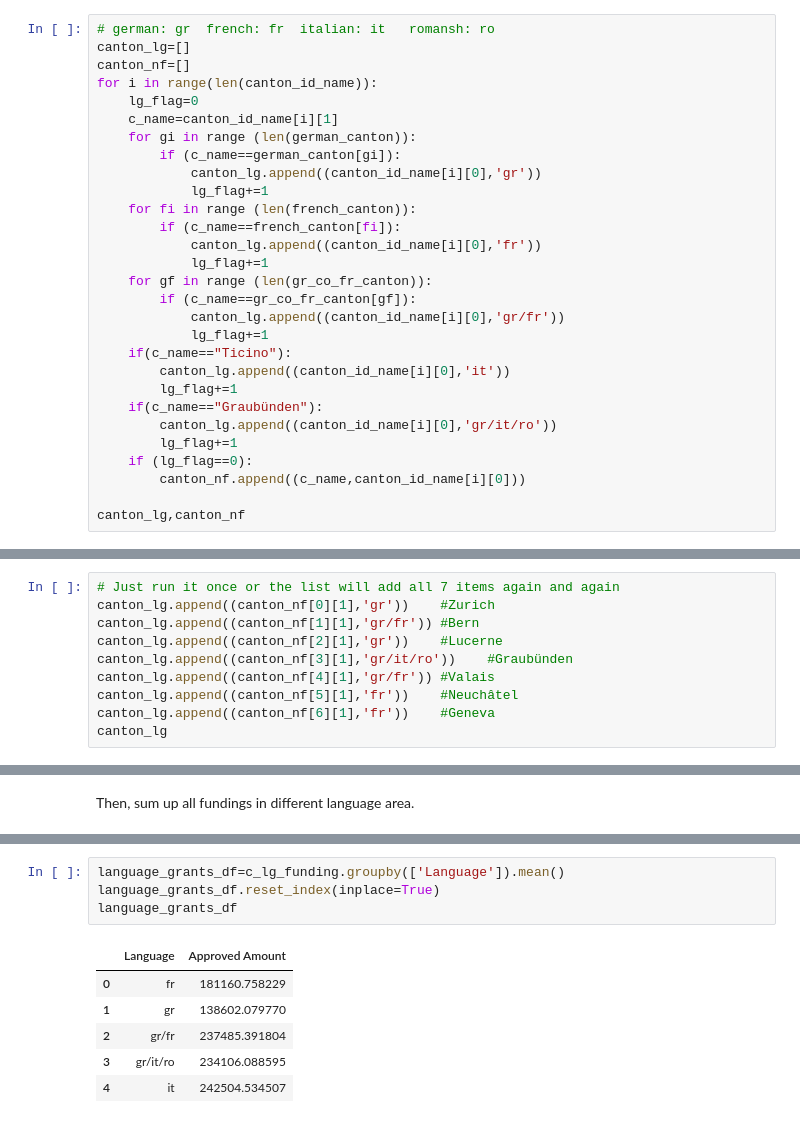
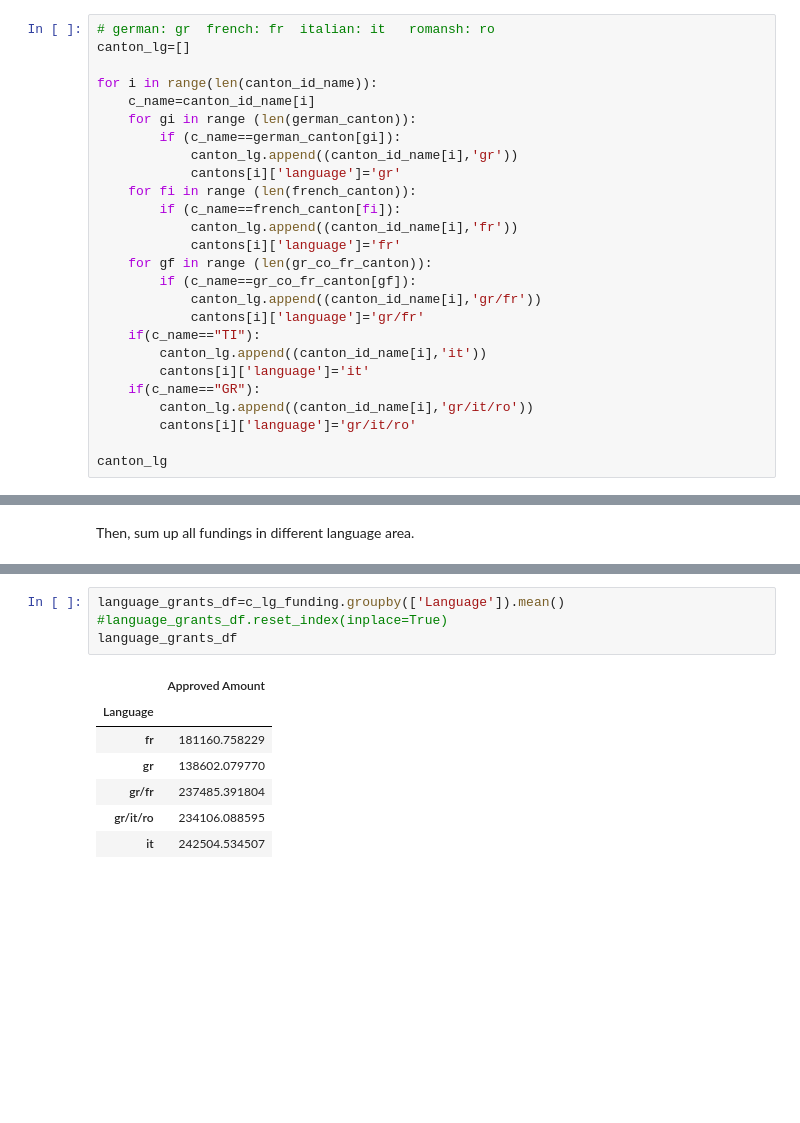
Before and after one commit to BeforeRain/ADA-homework, a Jupyter notebook: 03 - Interactive Viz/University_Canton.ipynb, the cells around one changed output, grey strips where cells are left out. Cells and saved outputs as stored; diff of their text form; blank space fills up the shorter version.

Commit message:
Modify how to match lg-canton.

```diff
--- a/03 - Interactive Viz/University_Canton.ipynb
+++ b/03 - Interactive Viz/University_Canton.ipynb
@@ -504,30 +508,27 @@ italian_canton = ["Ticino"]
 # %%
 # german: gr  french: fr  italian: it   romansh: ro
 canton_lg=[]
-canton_nf=[]
+
 for i in range(len(canton_id_name)):
-    lg_flag=0
-    c_name=canton_id_name[i][1]
+    c_name=canton_id_name[i]
     for gi in range (len(german_canton)):
         if (c_name==german_canton[gi]):
-            canton_lg.append((canton_id_name[i][0],'gr'))
-            lg_flag+=1
+            canton_lg.append((canton_id_name[i],'gr'))
+            cantons[i]['language']='gr'
     for fi in range (len(french_canton)):
         if (c_name==french_canton[fi]):
-            canton_lg.append((canton_id_name[i][0],'fr'))
-            lg_flag+=1
+            canton_lg.append((canton_id_name[i],'fr'))
+            cantons[i]['language']='fr'
     for gf in range (len(gr_co_fr_canton)):
         if (c_name==gr_co_fr_canton[gf]):
-            canton_lg.append((canton_id_name[i][0],'gr/fr'))
-            lg_flag+=1
-    if(c_name=="Ticino"):
-        canton_lg.append((canton_id_name[i][0],'it'))
-        lg_flag+=1
-    if(c_name=="Graubünden"):
-        canton_lg.append((canton_id_name[i][0],'gr/it/ro'))
-        lg_flag+=1
-    if (lg_flag==0):
-        canton_nf.append((c_name,canton_id_name[i][0]))
+            canton_lg.append((canton_id_name[i],'gr/fr'))
+            cantons[i]['language']='gr/fr'
+    if(c_name=="TI"):
+        canton_lg.append((canton_id_name[i],'it'))
+        cantons[i]['language']='it'
+    if(c_name=="GR"):
+        canton_lg.append((canton_id_name[i],'gr/it/ro'))
+        cantons[i]['language']='gr/it/ro'
 
-canton_lg,canton_nf
+canton_lg
 # %% [output]
@@ -557,10 +551,0 @@ There are just 7 cantons not matching, so we manually add their languages.
-# %%
-# Just run it once or the list will add all 7 items again and again
-canton_lg.append((canton_nf[0][1],'gr'))    #Zurich
-canton_lg.append((canton_nf[1][1],'gr/fr')) #Bern
-canton_lg.append((canton_nf[2][1],'gr'))    #Lucerne
-canton_lg.append((canton_nf[3][1],'gr/it/ro'))    #Graubünden
-canton_lg.append((canton_nf[4][1],'gr/fr')) #Valais
-canton_lg.append((canton_nf[5][1],'fr'))    #Neuchâtel
-canton_lg.append((canton_nf[6][1],'fr'))    #Geneva
-canton_lg
@@ -629,11 +605,12 @@ c_lg_funding
 # %%
 language_grants_df=c_lg_funding.groupby(['Language']).mean()
-language_grants_df.reset_index(inplace=True)
+#language_grants_df.reset_index(inplace=True)
 language_grants_df
 # %% [output]
-|  | Language | Approved Amount |
-| 0 | fr | 181160.758229 |
-| 1 | gr | 138602.079770 |
-| 2 | gr/fr | 237485.391804 |
-| 3 | gr/it/ro | 234106.088595 |
-| 4 | it | 242504.534507 |
+|  | Approved Amount |
+| Language |  |
+| fr | 181160.758229 |
+| gr | 138602.079770 |
+| gr/fr | 237485.391804 |
+| gr/it/ro | 234106.088595 |
+| it | 242504.534507 |
```
Also changed, not shown: parts of 14 cells of this notebook, 2 other files.
